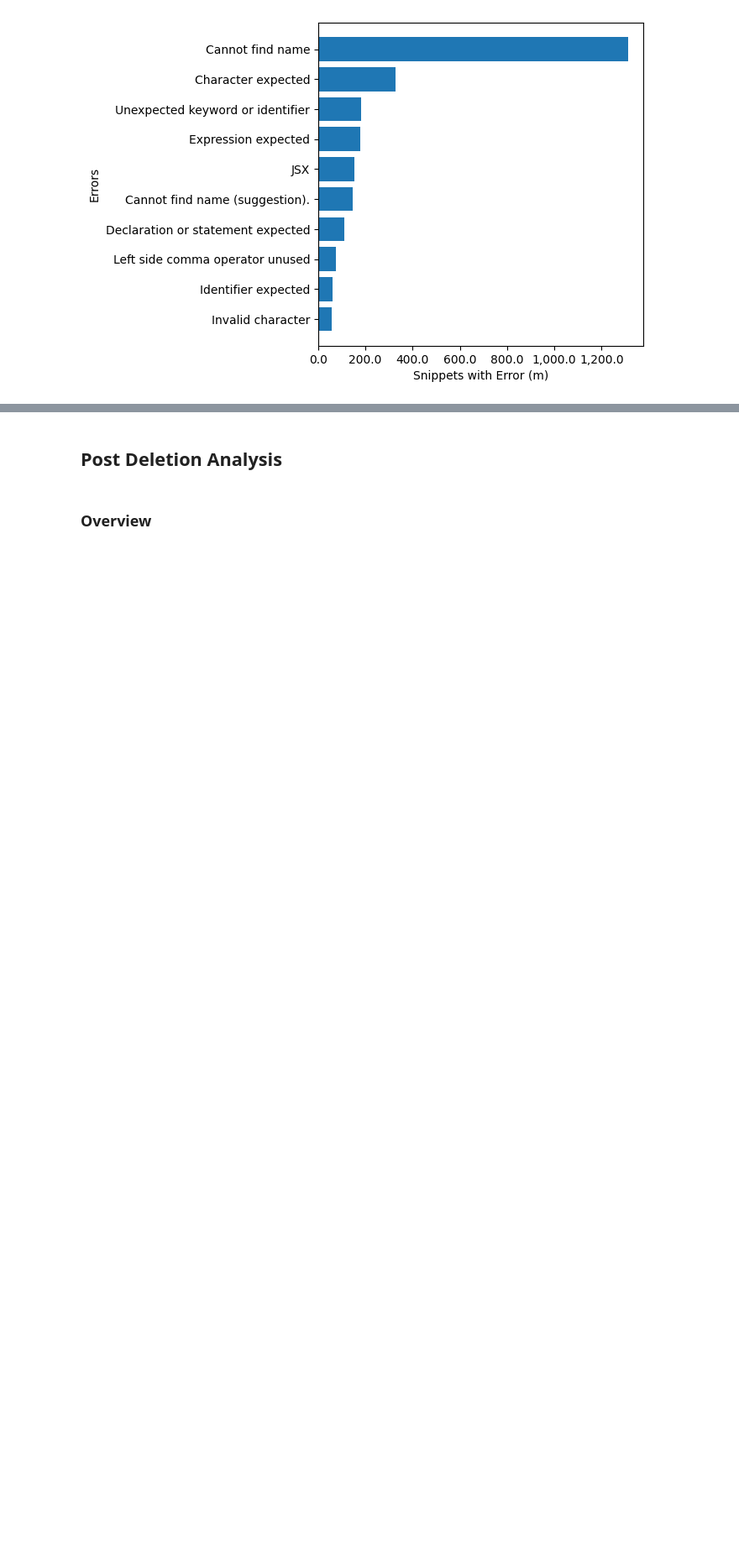
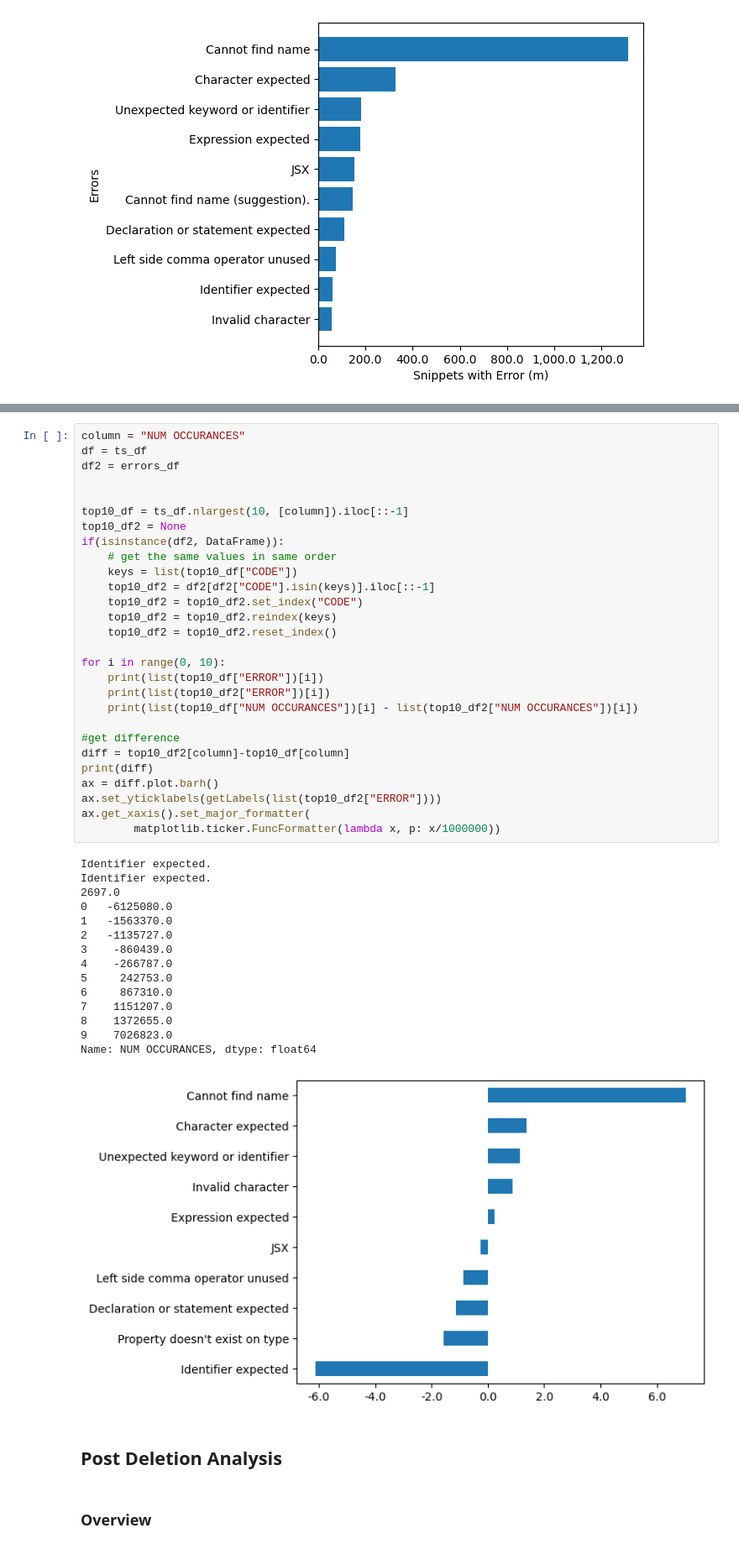
Before and after one commit to Brittany-Reid/node_code_correction, a Jupyter notebook: analysis/analysis.ipynb, the cells around one changed output, grey strips where cells are left out. Shown at 84% size. Drawn from its saved outputs; the diff is of its cells as text; blank space fills up the shorter version.

```diff
--- a/analysis/analysis.ipynb
+++ b/analysis/analysis.ipynb
@@ -428,3 +476,47 @@ ax.get_xaxis().set_major_formatter(
+# %%
+column = "NUM OCCURANCES"
+df = ts_df
+df2 = errors_df
+
+
+top10_df = ts_df.nlargest(10, [column]).iloc[::-1]
+top10_df2 = None
+if(isinstance(df2, DataFrame)):
+    # get the same values in same order
+    keys = list(top10_df["CODE"])
+    top10_df2 = df2[df2["CODE"].isin(keys)].iloc[::-1]
+    top10_df2 = top10_df2.set_index("CODE")
+    top10_df2 = top10_df2.reindex(keys)
+    top10_df2 = top10_df2.reset_index()
+
+for i in range(0, 10):
+    print(list(top10_df["ERROR"])[i])
+    print(list(top10_df2["ERROR"])[i])
+    print(list(top10_df["NUM OCCURANCES"])[i] - list(top10_df2["NUM OCCURANCES"])[i])
+
+#get difference
+diff = top10_df2[column]-top10_df[column]
+print(diff)
+ax = diff.plot.barh()
+ax.set_yticklabels(getLabels(list(top10_df2["ERROR"])))
+ax.get_xaxis().set_major_formatter(
+        matplotlib.ticker.FuncFormatter(lambda x, p: x/1000000))
+# %% [output]
+Identifier expected.
+Identifier expected.
+2697.0
+0   -6125080.0
+1   -1563370.0
+2   -1135727.0
+3    -860439.0
+4    -266787.0
+5     242753.0
+6     867310.0
+7    1151207.0
+8    1372655.0
+9    7026823.0
+Name: NUM OCCURANCES, dtype: float64
+[figure, added]
 # %% [markdown]
 ## Post Deletion Analysis
 # %% [markdown]
```
Also changed, not shown: parts of 16 cells of this notebook, 7 other files.
